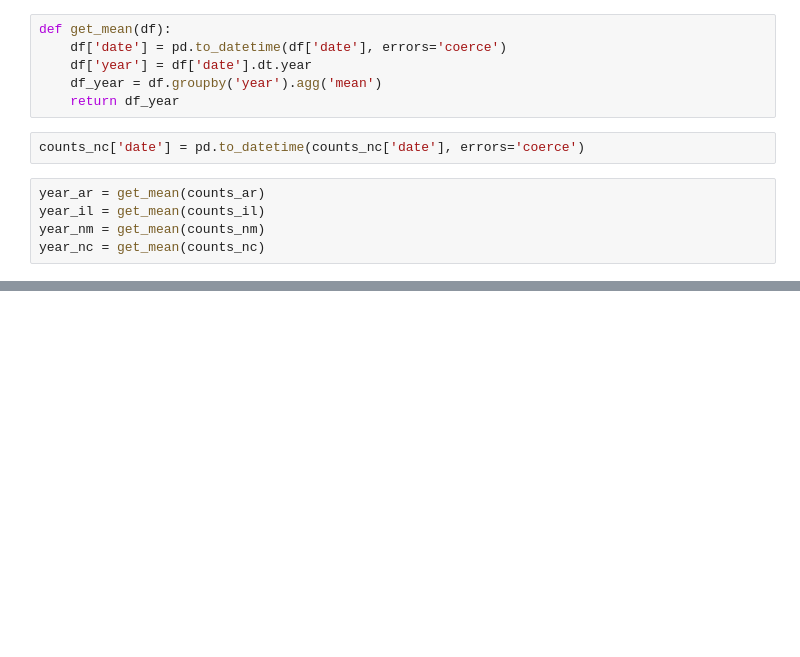
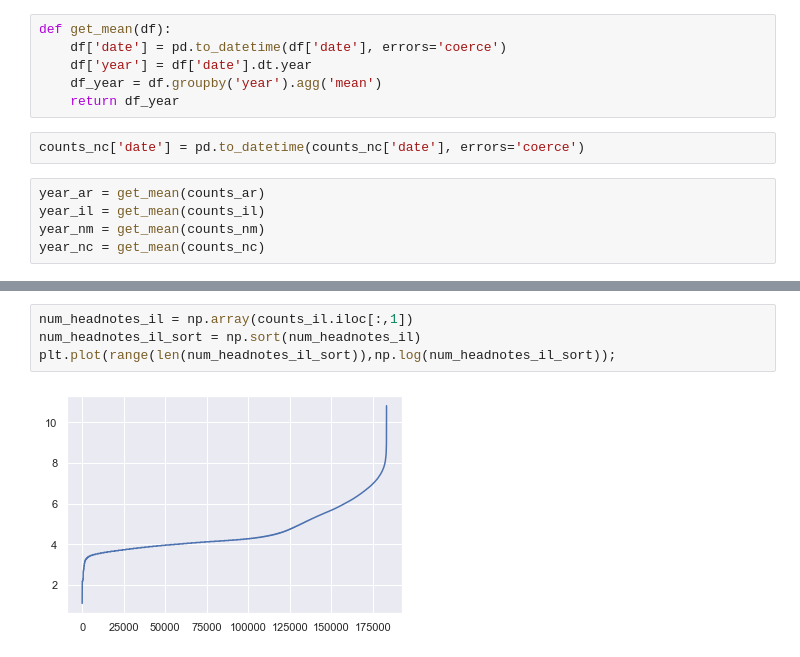
Before and after one commit to tth63425/cs109b_group32_projectc, a Jupyter notebook: EDA/caselaw_20200411_brendan.ipynb, the cells around one changed output, grey strips where cells are left out. Cells and saved outputs as stored; diff of their text form; blank space fills up the shorter version.

```diff
--- a/EDA/caselaw_20200411_brendan.ipynb
+++ b/EDA/caselaw_20200411_brendan.ipynb
@@ -97,0 +126,6 @@ plt.show()
+# %%
+num_headnotes_il = np.array(counts_il.iloc[:,1])
+num_headnotes_il_sort = np.sort(num_headnotes_il)
+plt.plot(range(len(num_headnotes_il_sort)),np.log(num_headnotes_il_sort));
+# %% [output]
+[figure, added]
```
Also changed, not shown: parts of 11 cells of this notebook, 5 other files.
